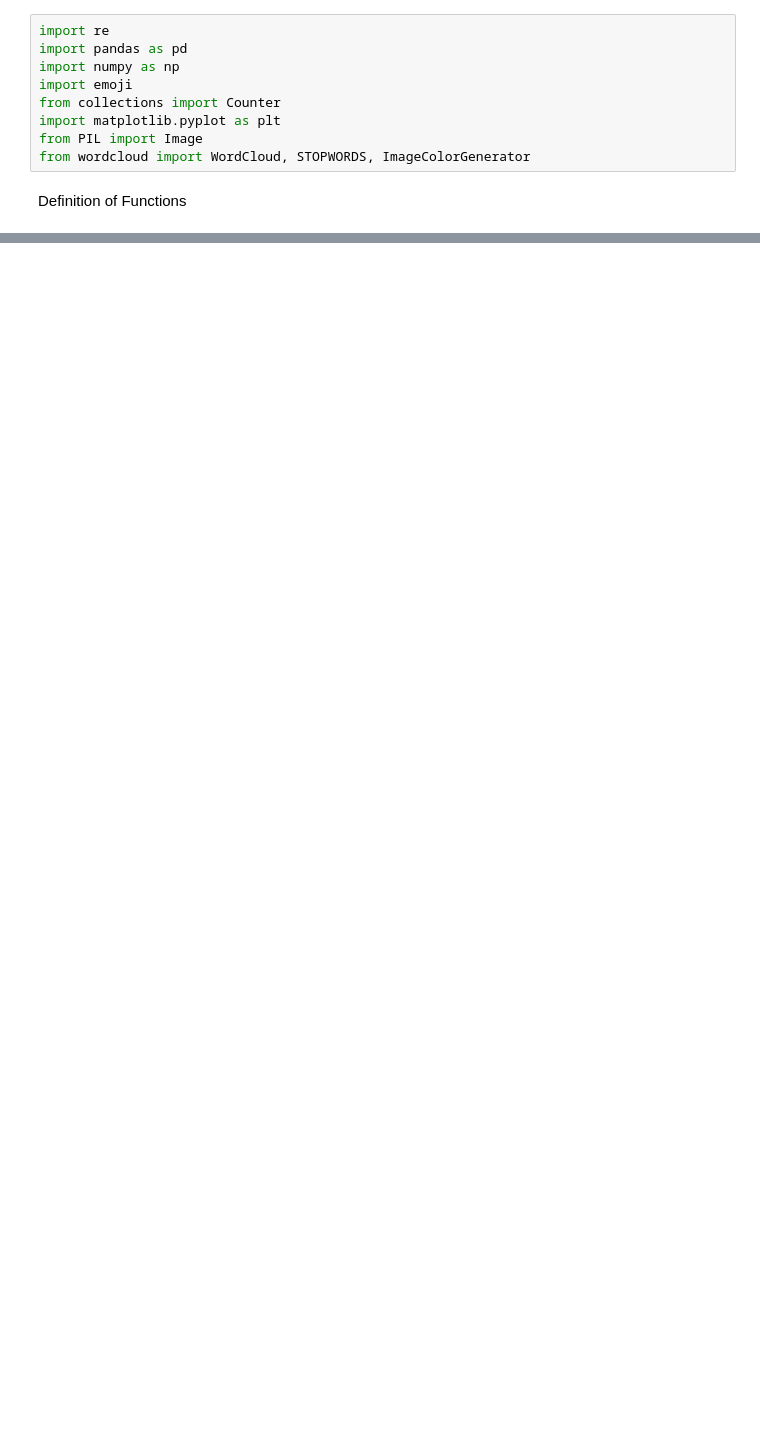
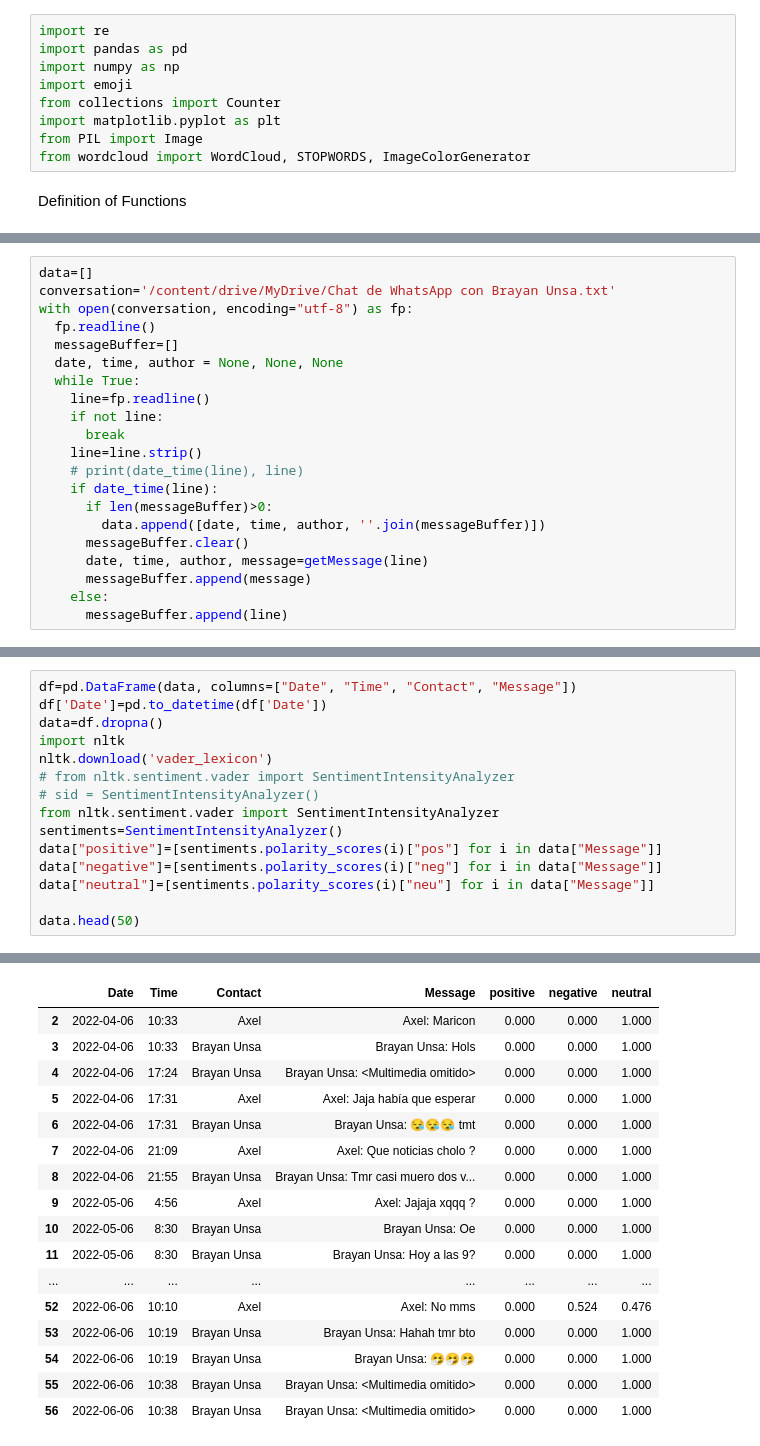
Before and after one commit to axelDMC/DataScience, a Jupyter notebook: WhatsApp_Chat_Sentiment_Analysis.ipynb, the cells around one changed output, grey strips where cells are left out. Cells and saved outputs as stored; diff of their text form; blank space fills up the shorter version.

```diff
--- a/WhatsApp_Chat_Sentiment_Analysis.ipynb
+++ b/WhatsApp_Chat_Sentiment_Analysis.ipynb
@@ -41,0 +63,21 @@ def find_contact(s):
+# %%
+data=[]
+conversation='/content/drive/MyDrive/Chat de WhatsApp con Brayan Unsa.txt'
+with open(conversation, encoding="utf-8") as fp:
+  fp.readline()
+  messageBuffer=[]
+  date, time, author = None, None, None
+  while True:
+    line=fp.readline()
+    if not line:
+      break
+    line=line.strip()
+    # print(date_time(line), line)
+    if date_time(line):
+      if len(messageBuffer)>0:
+        data.append([date, time, author, ''.join(messageBuffer)])
+      messageBuffer.clear()
+      date, time, author, message=getMessage(line)
+      messageBuffer.append(message)
+    else:
+      messageBuffer.append(line)
@@ -41,0 +86,16 @@ def find_contact(s):
+# %%
+df=pd.DataFrame(data, columns=["Date", "Time", "Contact", "Message"])
+df['Date']=pd.to_datetime(df['Date'])
+data=df.dropna()
+import nltk
+nltk.download('vader_lexicon')
+# from nltk.sentiment.vader import SentimentIntensityAnalyzer
+# sid = SentimentIntensityAnalyzer()
+from nltk.sentiment.vader import SentimentIntensityAnalyzer
+sentiments=SentimentIntensityAnalyzer()
+data["positive"]=[sentiments.polarity_scores(i)["pos"] for i in data["Message"]]
+data["negative"]=[sentiments.polarity_scores(i)["neg"] for i in data["Message"]]
+data["neutral"]=[sentiments.polarity_scores(i)["neu"] for i in data["Message"]]
+
+data.head(50)
+# %% [output]
@@ -41,0 +104,17 @@ def find_contact(s):
+|  | Date | Time | Contact | Message | positive | negative | neutral |
+| 2 | 2022-04-06 | 10:33 | Axel | Axel: Maricon | 0.000 | 0.000 | 1.000 |
+| 3 | 2022-04-06 | 10:33 | Brayan Unsa | Brayan Unsa: Hols | 0.000 | 0.000 | 1.000 |
+| 4 | 2022-04-06 | 17:24 | Brayan Unsa | Brayan Unsa: <Multimedia omitido> | 0.000 | 0.000 | 1.000 |
+| 5 | 2022-04-06 | 17:31 | Axel | Axel: Jaja había que esperar | 0.000 | 0.000 | 1.000 |
+| 6 | 2022-04-06 | 17:31 | Brayan Unsa | Brayan Unsa: 😪😪😪 tmt | 0.000 | 0.000 | 1.000 |
+| 7 | 2022-04-06 | 21:09 | Axel | Axel: Que noticias cholo ? | 0.000 | 0.000 | 1.000 |
+| 8 | 2022-04-06 | 21:55 | Brayan Unsa | Brayan Unsa: Tmr casi muero dos v... | 0.000 | 0.000 | 1.000 |
+| 9 | 2022-05-06 | 4:56 | Axel | Axel: Jajaja xqqq ? | 0.000 | 0.000 | 1.000 |
+| 10 | 2022-05-06 | 8:30 | Brayan Unsa | Brayan Unsa: Oe | 0.000 | 0.000 | 1.000 |
+| 11 | 2022-05-06 | 8:30 | Brayan Unsa | Brayan Unsa: Hoy a las 9? | 0.000 | 0.000 | 1.000 |
+| ... | ... | ... | ... | ... | ... | ... | ... |
+| 52 | 2022-06-06 | 10:10 | Axel | Axel: No mms | 0.000 | 0.524 | 0.476 |
+| 53 | 2022-06-06 | 10:19 | Brayan Unsa | Brayan Unsa: Hahah tmr bto | 0.000 | 0.000 | 1.000 |
+| 54 | 2022-06-06 | 10:19 | Brayan Unsa | Brayan Unsa: 🤧🤧🤧 | 0.000 | 0.000 | 1.000 |
+| 55 | 2022-06-06 | 10:38 | Brayan Unsa | Brayan Unsa: <Multimedia omitido> | 0.000 | 0.000 | 1.000 |
+| 56 | 2022-06-06 | 10:38 | Brayan Unsa | Brayan Unsa: <Multimedia omitido> | 0.000 | 0.000 | 1.000 |
```
Also changed, not shown: parts of 5 cells of this notebook.
